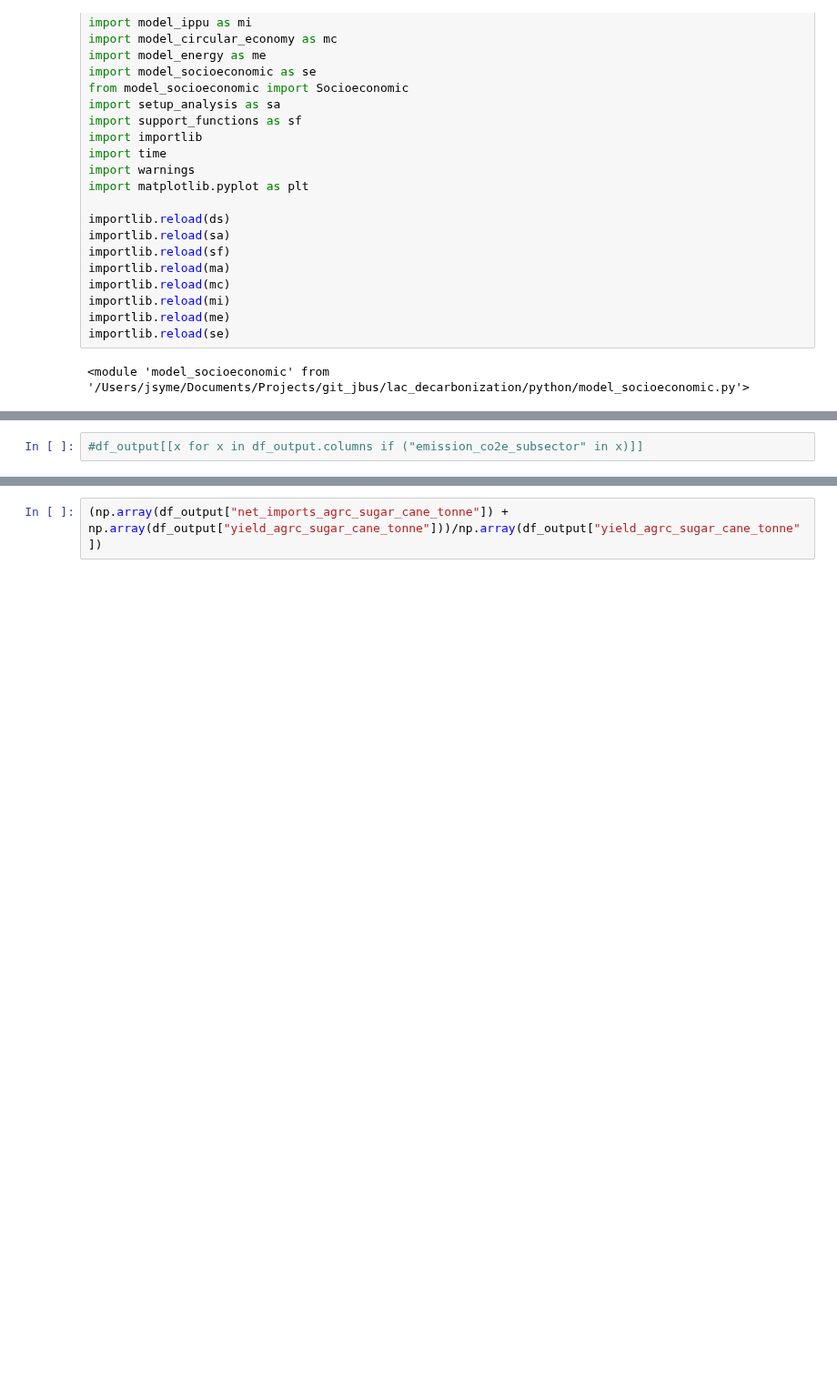
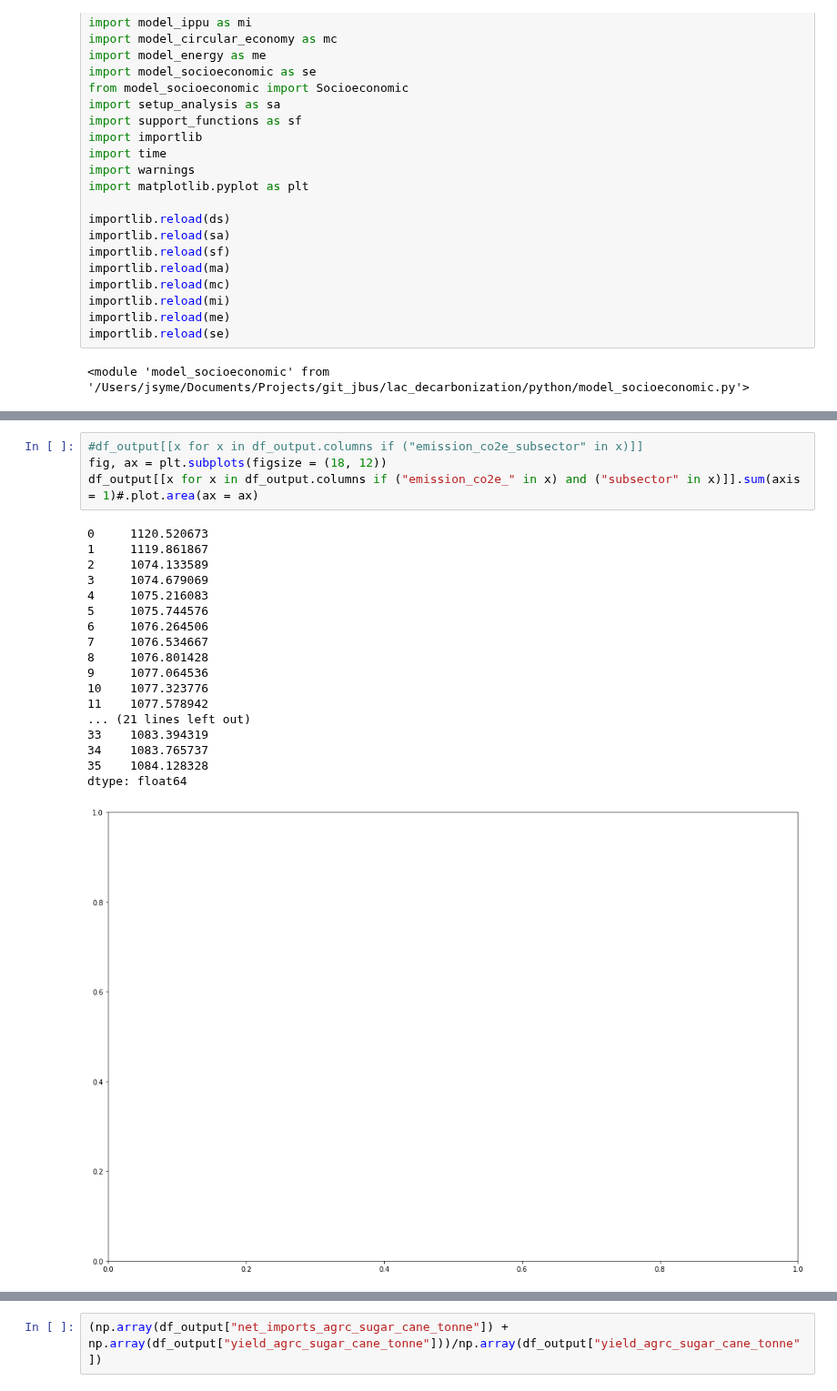
Before and after one commit to jarojasag/lac_decarbonization, a Jupyter notebook: python/build_energy.ipynb, the cells around one changed output, grey strips where cells are left out. Shown at 91% size. Cells and saved outputs as stored; diff of their text form; blank space fills up the shorter version.

```diff
--- a/python/build_energy.ipynb
+++ b/python/build_energy.ipynb
@@ -152,5 +130,26 @@ Name: emission_co2e_co2_agrc_soil_carbon_mineral_soils, dtype: float64
 # %%
 #df_output[[x for x in df_output.columns if ("emission_co2e_subsector" in x)]]
+fig, ax = plt.subplots(figsize = (18, 12))
+df_output[[x for x in df_output.columns if ("emission_co2e_" in x) and ("subsector" in x)]].sum(axis = 1)#.plot.area(ax = ax)
+# %% [output]
+0     1120.520673
+1     1119.861867
+2     1074.133589
+3     1074.679069
+4     1075.216083
+5     1075.744576
+6     1076.264506
+7     1076.534667
+8     1076.801428
+9     1077.064536
+10    1077.323776
+11    1077.578942
+... (21 lines left out)
+33    1083.394319
+34    1083.765737
+35    1084.128328
+dtype: float64
+[figure, added]
 # %%
 fig, ax = plt.subplots(figsize = (18, 12))
 #ax.set_ylim(0, 50000000)
```
Also changed, not shown: parts of 6 cells of this notebook, 2 other files.
